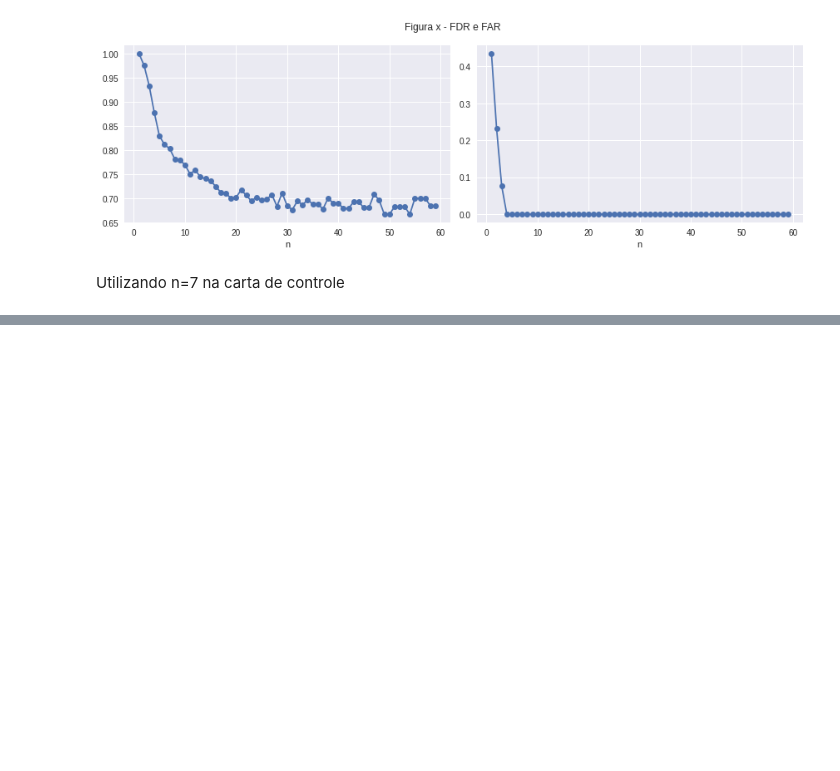
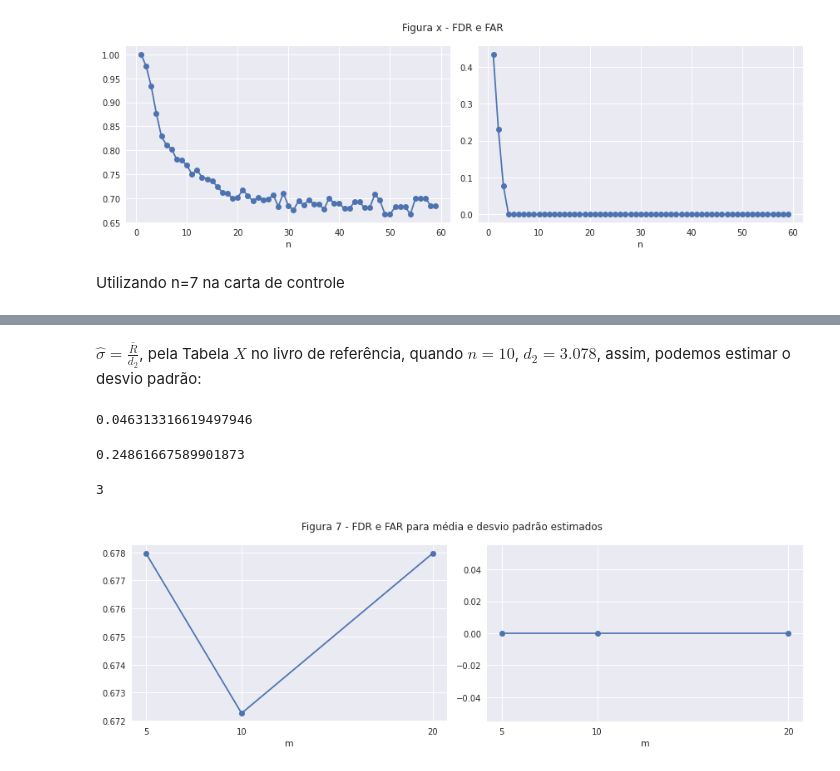
Before and after one commit to ifribeiro/TEI-EstApl, a Jupyter notebook: EPC10.ipynb, the cells around one changed output, grey strips where cells are left out. Saved outputs shown, nothing was run; the diff lists cells and outputs as text; code cells hidden in the pictures; blank space fills up the shorter version.

```diff
--- a/EPC10.ipynb
+++ b/EPC10.ipynb
@@ -192,0 +220,12 @@ plt.legend();
+# %%
+ms = [5, 10, 20]
+medias_estimadas_normal = [np.mean(medias_normais3[:m]) for m in ms]
+ranges_amostrais = [medias_normais3[:m].max() - medias_normais3[:m].min() for m in ms]
+R_media_normal = np.mean(ranges_amostrais)
+# %% [markdown]
+$\hat{\sigma} = \frac{\bar{R}}{d_2}$, pela Tabela $X$ no livro de referência, quando $n=10$, $d_2 = 3.078$, assim, podemos estimar o desvio padrão:
+# %%
+desvio_normal = R_media_normal/3.078
+desvio_normal
+# %% [output]
+0.046313316619497946
@@ -192,0 +236,37 @@ plt.legend();
+# %%
+desvio_falha = R_media_falha/3.078
+desvio_falha
+# %% [output]
+0.24861667589901873
+# %%
+lista_n = [10]
+lista_ultrapassam_normal = []
+lista_ultrapassam_falha = []
+lista_nultrapassam_normal = []
+lista_nultrapassam_falha = []
+for m_n in medias_estimadas_normal:
+    u_n, n_u_n = testes_graficos_controle(X_normal, Y_normal, lista_n, mediac=m_n, stdc=desvio_normal, params=[b0, b1])
+    u_f, n_u_f = testes_graficos_controle(X_falha, Y_falha, lista_n, mediac=m_n, stdc=desvio_normal, params=[b0, b1])
+    lista_ultrapassam_normal.append(u_n[0])
+    lista_nultrapassam_normal.append(n_u_n[0])
+    lista_ultrapassam_falha.append(u_f[0])
+    lista_nultrapassam_falha.append(n_u_f[0])
+# %%
+fdrs = [FDR(tp, fp) for tp,fp in zip(lista_ultrapassam_falha, lista_ultrapassam_normal)]
+fars = [FAR(fn,tn) for fn, tn in zip(lista_nultrapassam_falha, lista_nultrapassam_normal)]
+# %%
+len(fdrs)
+# %% [output]
+3
+# %%
+fig, ax = plt.subplots(figsize=(12,4), ncols=2)
+ax[0].plot(ms, fdrs, marker='o')
+ax[1].plot(ms, fars, marker='o')
+ax[0].set_xlabel("m")
+ax[0].set_xticks([5, 10, 20])
+ax[1].set_xlabel("m")
+plt.suptitle("Figura 7 - FDR e FAR para média e desvio padrão estimados")
+plt.xticks(ms)
+plt.tight_layout();
+# %% [output]
+[figure, added]
```
Also changed, not shown: parts of 12 cells of this notebook.
